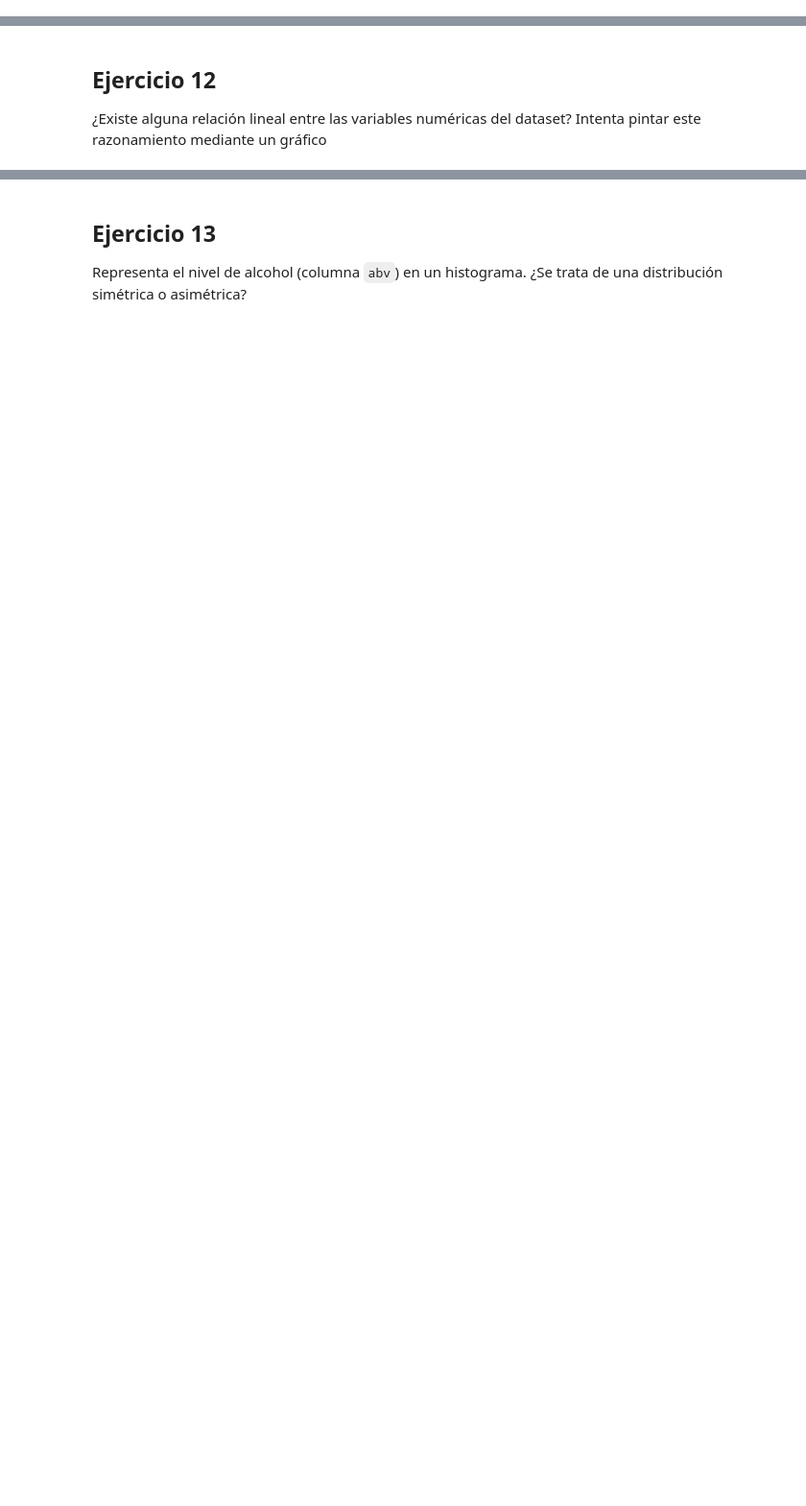
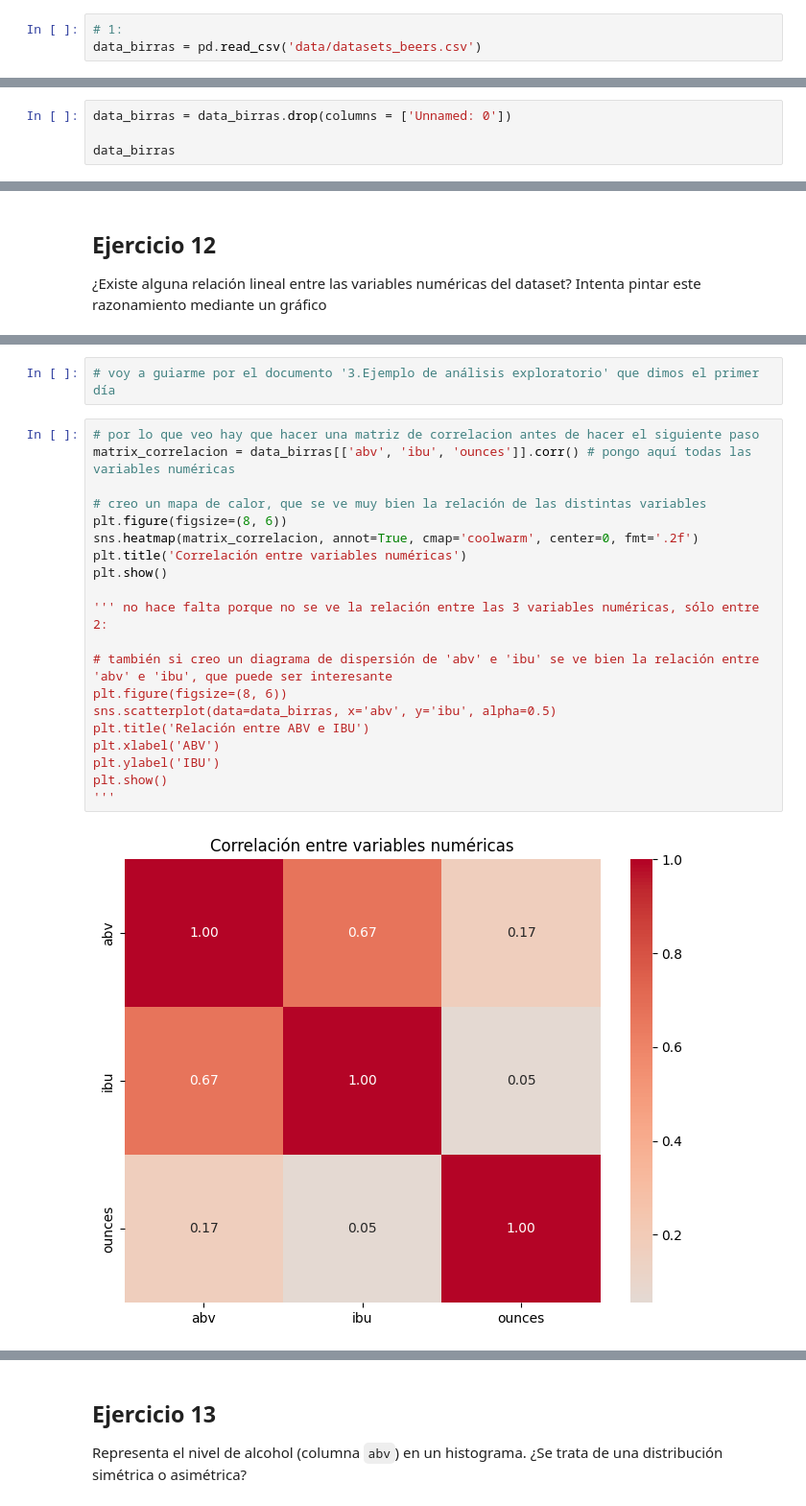
Before and after one commit to irenetite/2026-02-BILBAO-FT-Data-Science, a Jupyter notebook: 2-Data_Analysis/2-Pandas/Practica/6-Beers/irene_birras_repaso.ipynb, the cells around one changed output, grey strips where cells are left out. Shown at 96% size. Cells and saved outputs as stored; diff of their text form; blank space fills up the shorter version.

Commit message:
siguiente

```diff
--- a/2-Data_Analysis/2-Pandas/Practica/6-Beers/irene_birras_repaso.ipynb
+++ b/2-Data_Analysis/2-Pandas/Practica/6-Beers/irene_birras_repaso.ipynb
@@ -33,3 +33,6 @@ class display(object):
 2. Imprime por pantalla los primeros registros.
 3. ¿Cuáles son sus columnas?
 4. ¿Qué dimensiones tiene el DataFrame?
+# %%
+# 1:
+data_birras = pd.read_csv('data/datasets_beers.csv')
@@ -36,3 +71,7 @@ class display(object):
 # %% [markdown]
 ## Ejercicio 3
 [Elimina la columna "Unnamed: 0"](https://pandas.pydata.org/pandas-docs/stable/reference/api/pandas.DataFrame.drop.html)
+# %%
+data_birras = data_birras.drop(columns = ['Unnamed: 0'])
+
+data_birras
@@ -71,0 +369,24 @@ No queda muy claro cuánto de dispar, de dispersa, es la medida de IBU. Mediante
+# %%
+# voy a guiarme por el documento '3.Ejemplo de análisis exploratorio' que dimos el primer día
+# %%
+# por lo que veo hay que hacer una matriz de correlacion antes de hacer el siguiente paso
+matrix_correlacion = data_birras[['abv', 'ibu', 'ounces']].corr() # pongo aquí todas las variables numéricas
+
+# creo un mapa de calor, que se ve muy bien la relación de las distintas variables
+plt.figure(figsize=(8, 6))
+sns.heatmap(matrix_correlacion, annot=True, cmap='coolwarm', center=0, fmt='.2f')
+plt.title('Correlación entre variables numéricas')
+plt.show()
+
+''' no hace falta porque no se ve la relación entre las 3 variables numéricas, sólo entre 2:
+
+# también si creo un diagrama de dispersión de 'abv' e 'ibu' se ve bien la relación entre 'abv' e 'ibu', que puede ser interesante
+plt.figure(figsize=(8, 6))
+sns.scatterplot(data=data_birras, x='abv', y='ibu', alpha=0.5)
+plt.title('Relación entre ABV e IBU')
+plt.xlabel('ABV')
+plt.ylabel('IBU')
+plt.show()
+'''
+# %% [output]
+[figure, added]
```
Also changed, not shown: parts of 43 cells of this notebook.
